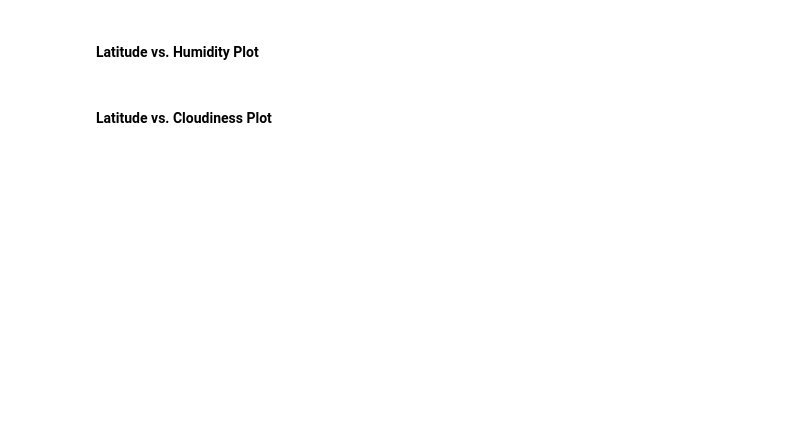
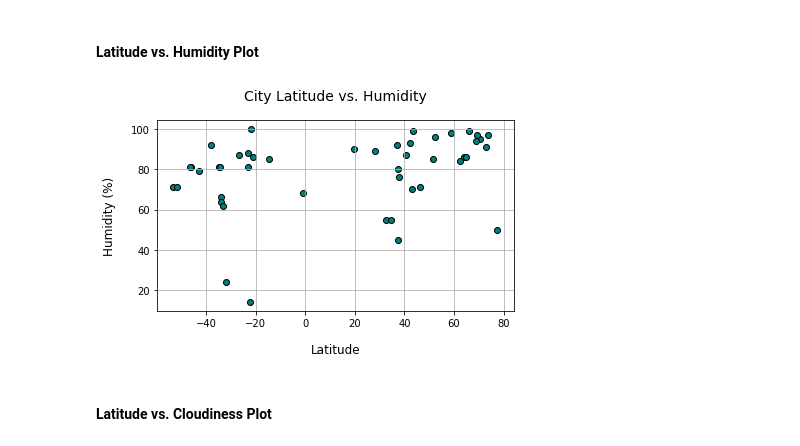
Before and after one commit to anulkar/python-api-challenge, a Jupyter notebook: WeatherPy/WeatherPy.ipynb, the cells around one changed output. Saved outputs shown, nothing was run; the diff lists cells and outputs as text; code cells hidden in the pictures; blank space fills up the shorter version.

```diff
--- a/WeatherPy/WeatherPy.ipynb
+++ b/WeatherPy/WeatherPy.ipynb
@@ -145,4 +172,16 @@ Completed Weather Data Retrieval for 10 Cities
 # %% [markdown]
 #### Latitude vs. Humidity Plot
+# %%
+# Draw a scatter plot to showcase the relationship between Humidity (%) vs. Latitude
+hum_lat_fig, hum_lat_ax = plt.subplots()
+hum_lat_ax.scatter(latitudes, humidity, facecolors='teal', edgecolors='black')
+hum_lat_ax.set_title('City Latitude vs. Humidity', fontsize=14, pad=20)
+hum_lat_ax.set_xlabel('Latitude', fontsize=12, labelpad=15)
+hum_lat_ax.set_ylabel('Humidity (%)', fontsize=12, labelpad=15)
+hum_lat_ax.grid(True)
+hum_lat_fig.tight_layout()
+plt.show()
+# %% [output]
+[figure, added]
 # %% [markdown]
 #### Latitude vs. Cloudiness Plot
```
Also changed, not shown: parts of 6 cells of this notebook.
